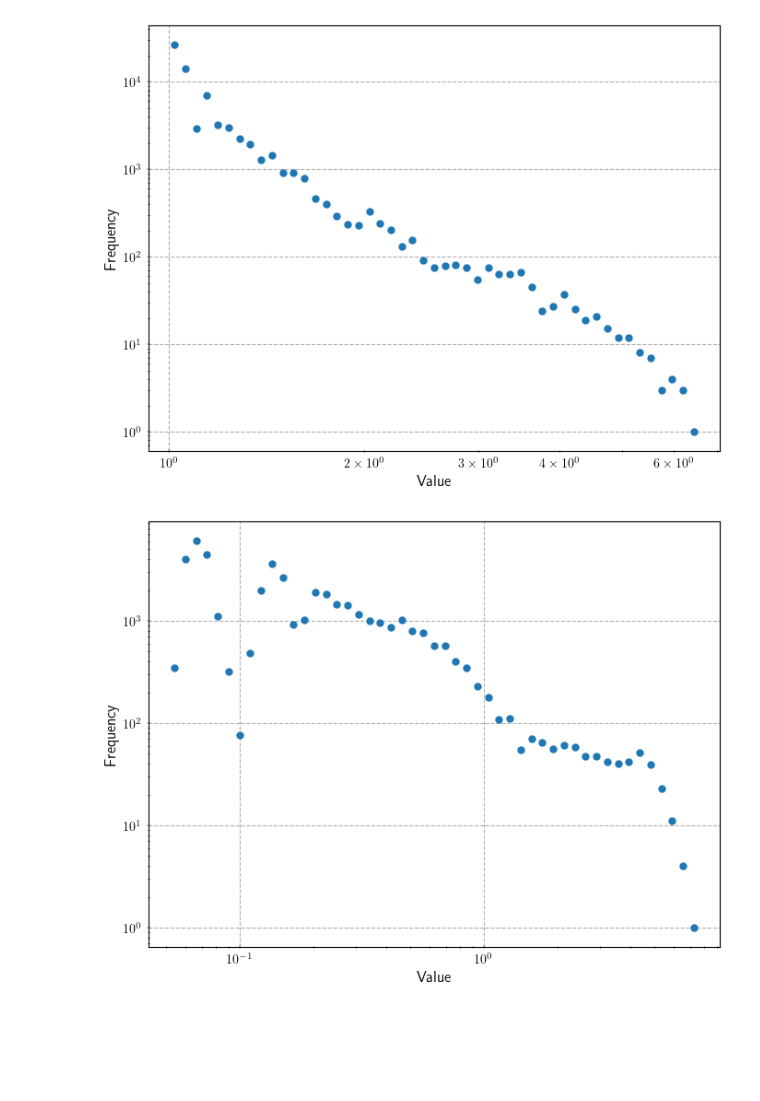
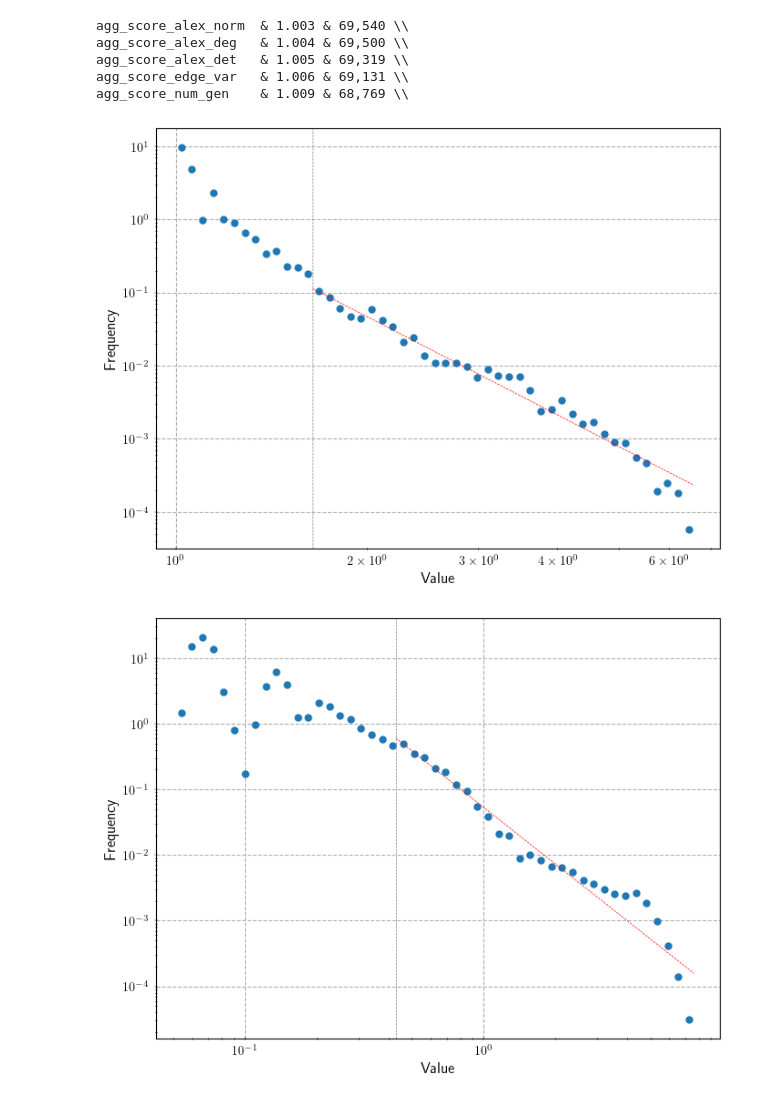
Before and after one commit to dbruwel/pachner-graph-triangulations, a Jupyter notebook: experiments/notebooks/02_analyse_mcmc_sim.ipynb, the cells around one changed output. Cells and saved outputs as stored; diff of their text form; code cells hidden in the pictures; blank space fills up the shorter version.

Commit message:
updated log log histograms

```diff
--- a/experiments/notebooks/02_analyse_mcmc_sim.ipynb
+++ b/experiments/notebooks/02_analyse_mcmc_sim.ipynb
@@ -37,31 +37,80 @@ metrics = [
 #     mcmc_chain_scores[metric] = mcmc_chain_scores_df
 #     rhat = compute_rhat(mcmc_chain_scores_df)[0]
 #     print(f'{metric:20} | Rhat: {rhat:.3f}')
+# %%
+for metric in metrics:
+    df = pd.read_csv(mcmc_result_path / f'{metric}_chains.csv', index_col=0)
+    rhat, ess = compute_rhat(df)
+    print(f'{metric:20} & {rhat:.3f} & {ess:,.0f} \\\\')
+# %% [output]
+agg_score_alex_norm  & 1.003 & 69,540 \\
+agg_score_alex_deg   & 1.004 & 69,500 \\
+agg_score_alex_det   & 1.005 & 69,319 \\
+agg_score_edge_var   & 1.006 & 69,131 \\
+agg_score_num_gen    & 1.009 & 68,769 \\
+# %%
+data = df.values.flatten()
+# %%
+def fit_alpha(all_data, x_min):
+    data = all_data[all_data >= x_min]
+
+    n = len(data)
+    sum_log = np.sum(np.log(data / x_min))
+    alpha = 1 + n / sum_log
+    return alpha, (alpha - 1) * x_min**(alpha - 1)
+
+def cdf(x, alpha, x_min):
+    return 1 - (x/x_min)**(1 - alpha)
+
+def get_ks_stat(all_data, x_min):
+    alpha, C = fit_alpha(all_data, x_min)
+    data = all_data[all_data >= x_min]
+    data = np.sort(data)
+    emp_cdf = np.arange(1, len(data)+1) / len(data)
+
+    return np.max(np.abs(cdf(data, alpha, x_min) - emp_cdf))
+# %%
+def get_xmin(data):
+    candidate_xmins = np.sort(np.unique(data))[:-1]
+    ks_stats = [get_ks_stat(data, x_min) for x_min in candidate_xmins]
+    x_min = candidate_xmins[np.argmin(ks_stats)]
+    return x_min
 # %%
 for metric in metrics:
     df = pd.read_csv(mcmc_result_path / f'{metric}_chains.csv', index_col=0)
     data = df.values.flatten()
+    data = data[data > 0]
 
-    min_val = np.min(data[data > 0])  # Ensure positive values for log
+    x_min = get_xmin(data)
+    sub_data = data[data >= x_min]
+
+    alpha, C = fit_alpha(sub_data, x_min)
+    C = C*len(sub_data)/len(data)
+
+    min_val = np.min(data)
     max_val = np.max(data)
     log_bins = np.logspace(np.log10(min_val), np.log10(max_val), num=50)
 
     counts, bin_edges = np.histogram(data, bins=log_bins)
     bin_centers = (bin_edges[:-1] + bin_edges[1:]) / 2
+    bin_width = bin_edges[1:] - bin_edges[:-1]
+    counts = counts / (len(data) * bin_width)
 
     non_zero_indices = counts > 0
     x_values = bin_centers[non_zero_indices]
     y_values = counts[non_zero_indices]
 
     plt.figure(figsize=(8, 6))
     plt.plot(x_values, y_values, 'o', markersize=5, label='Power Law Data Binned')
+    plt.plot([x_min, max_val], [C * x_min**(-alpha), C * max_val**(-alpha)], color='r', label=f'Fit: $\\alpha={alpha:.2f}$', ls='--')
+    plt.axvline(x_min, color='gray', linestyle='--', label=f'$x_{{min}}={x_min}$')
     plt.xscale('log')
     plt.yscale('log')
     plt.xlabel('Value')
     plt.ylabel('Frequency')
     plt.grid()
     plt.savefig(f'{metric}_log_distribution.pdf', dpi=300, bbox_inches='tight')
     plt.show()
 # %% [output]
-[figure, old version]
+[figure, new version]
-[figure, old version]
+[figure, new version]
```
Also changed, not shown: parts of 1 cell of this notebook, 5 other files.
